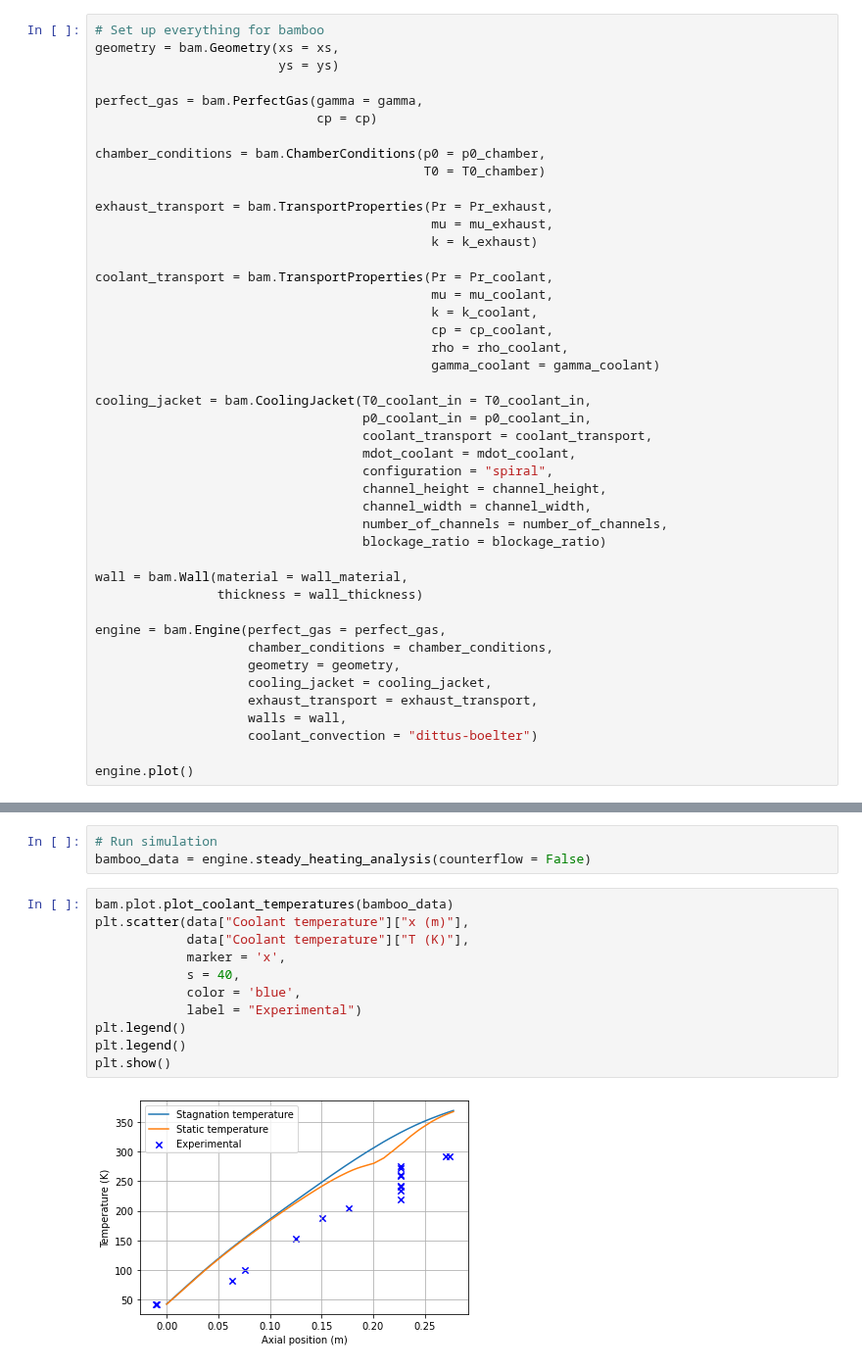
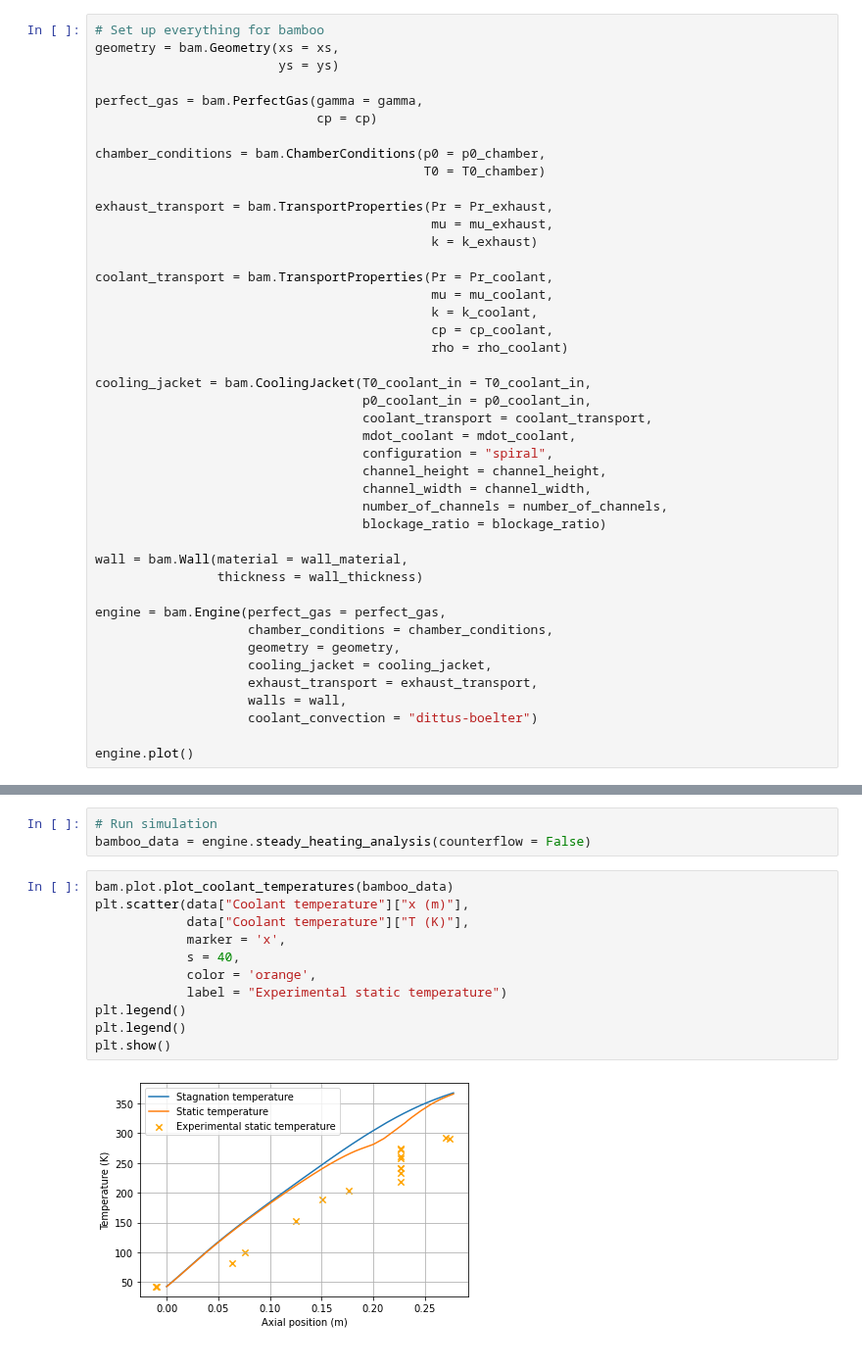
Before and after one commit to cuspaceflight/bamboo, a Jupyter notebook: Pavli 1966.ipynb, the cells around one changed output, grey strips where cells are left out. Shown at 98% size. Cells and saved outputs as stored; diff of their text form.

Commit message:
Added temperature data from Pavli

```diff
--- a/Pavli 1966.ipynb
+++ b/Pavli 1966.ipynb
@@ -116,8 +116,7 @@ coolant_transport = bam.TransportProperties(Pr = Pr_coolant,
                                             mu = mu_coolant,
                                             k = k_coolant,
                                             cp = cp_coolant,
-                                            rho = rho_coolant,
-                                            gamma_coolant = gamma_coolant)
+                                            rho = rho_coolant)
 
 cooling_jacket = bam.CoolingJacket(T0_coolant_in = T0_coolant_in,
                                    p0_coolant_in = p0_coolant_in,
@@ -149,16 +148,16 @@ bamboo_data = engine.steady_heating_analysis(counterflow = False)
 # %%
 bam.plot.plot_coolant_temperatures(bamboo_data)
 plt.scatter(data["Coolant temperature"]["x (m)"],
             data["Coolant temperature"]["T (K)"],
             marker = 'x',
             s = 40,
-            color = 'blue',
-            label = "Experimental")
+            color = 'orange',
+            label = "Experimental static temperature")
 plt.legend()
 plt.legend()
 plt.show()
 # %% [output]
-[figure, old version]
+[figure, new version]
 # %%
 bam.plot.plot_coolant_pressures(bamboo_data)
 plt.scatter(data["Coolant static pressure"]["x (m)"],
```
Also changed, not shown: parts of 4 cells of this notebook, 4 other files.
